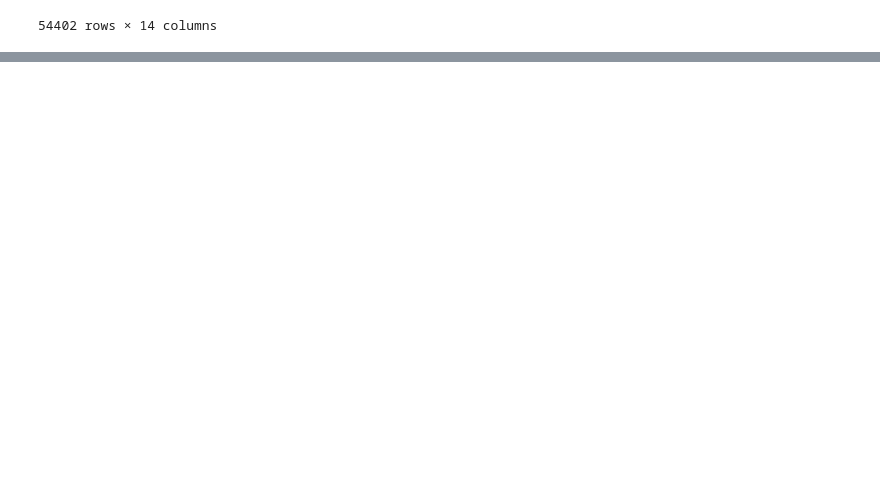
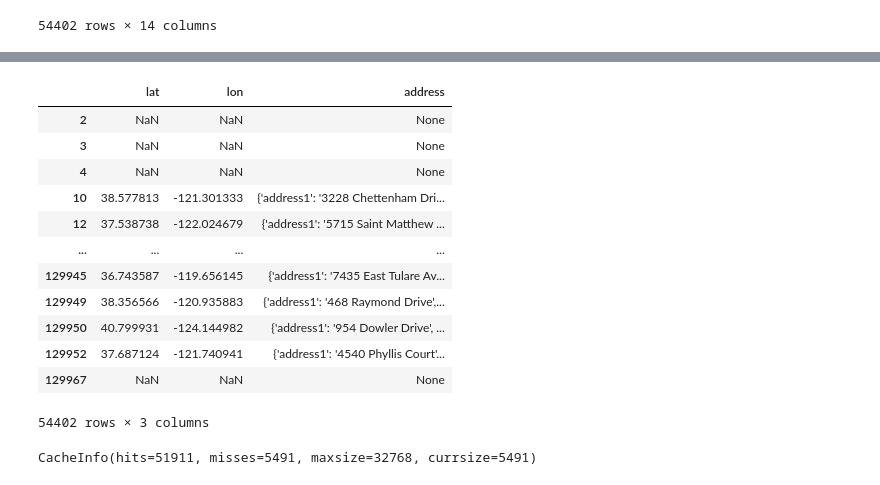
Before and after one commit to pasmith/oenologist, a Jupyter notebook: geopandas-1.ipynb, the cells around one changed output, grey strips where cells are left out. Saved outputs shown, nothing was run; the diff lists cells and outputs as text; code cells hidden in the pictures; blank space fills up the shorter version.

Commit message:
added in-memory cache

```diff
--- a/geopandas-1.ipynb
+++ b/geopandas-1.ipynb
@@ -699,3 +699,55 @@ memory usage: 7.5+ MB
+# %%
+from ratelimit import limits, sleep_and_retry
+
+# throttle search on geocode service
+@sleep_and_retry
+@limits(calls=10, period=1)  # Adjust rate limits as needed
+def geocode(name:str, country:str, province:str = None):
+  # Implement mock logic
+  location = real_random_address_by_state(us_state_to_abbrev[province])
+  if 'coordinates' in location:
+    lat, lon = location['coordinates'].values()
+    # del location['coordinates']
+    loc = LOCATION(lat, lon, location)
+    # print(loc)
+    return loc
+  return LOCATION()
+# %%
+from cachetools import LFUCache, cached
+from CacheToolsUtils import TwoLevelCache
+
+cache = LFUCache(1024*32)
+
+@cached(cache=cache, info=True)
+def get_geocode(name:str, country:str, province:str = None):
+  return geocode(name, country, province)
+# %%
+def geocode_winery(row):
+  return get_geocode(row.winery, row.country, row.province)
+# %%
+addresses = pd.DataFrame(
+  reviews[(reviews.country == 'US') & (~reviews.province.isin(['America','Washington-Oregon']))].swifter.apply(geocode_winery, axis=1).to_list(),
+  index=reviews[(reviews.country == 'US') & (~reviews.province.isin(['America','Washington-Oregon']))].index
+)
+addresses
+# %% [output]
+|  | lat | lon | address |
+| 2 | NaN | NaN | None |
+| 3 | NaN | NaN | None |
+| 4 | NaN | NaN | None |
+| 10 | 38.577813 | -121.301333 | {'address1': '3228 Chettenham Dri... |
+| 12 | 37.538738 | -122.024679 | {'address1': '5715 Saint Matthew ... |
+| ... | ... | ... | ... |
+| 129945 | 36.743587 | -119.656145 | {'address1': '7435 East Tulare Av... |
+| 129949 | 38.356566 | -120.935883 | {'address1': '468 Raymond Drive',... |
+| 129950 | 40.799931 | -124.144982 | {'address1': '954 Dowler Drive', ... |
+| 129952 | 37.687124 | -121.740941 | {'address1': '4540 Phyllis Court'... |
+| 129967 | NaN | NaN | None |
+54402 rows × 3 columns
+# %%
+get_geocode.cache_info()
+# %% [output]
+CacheInfo(hits=51911, misses=5491, maxsize=32768, currsize=5491)
 # %%
 import geopandas as gpd
 
```
Also changed, not shown: parts of 14 cells of this notebook.
